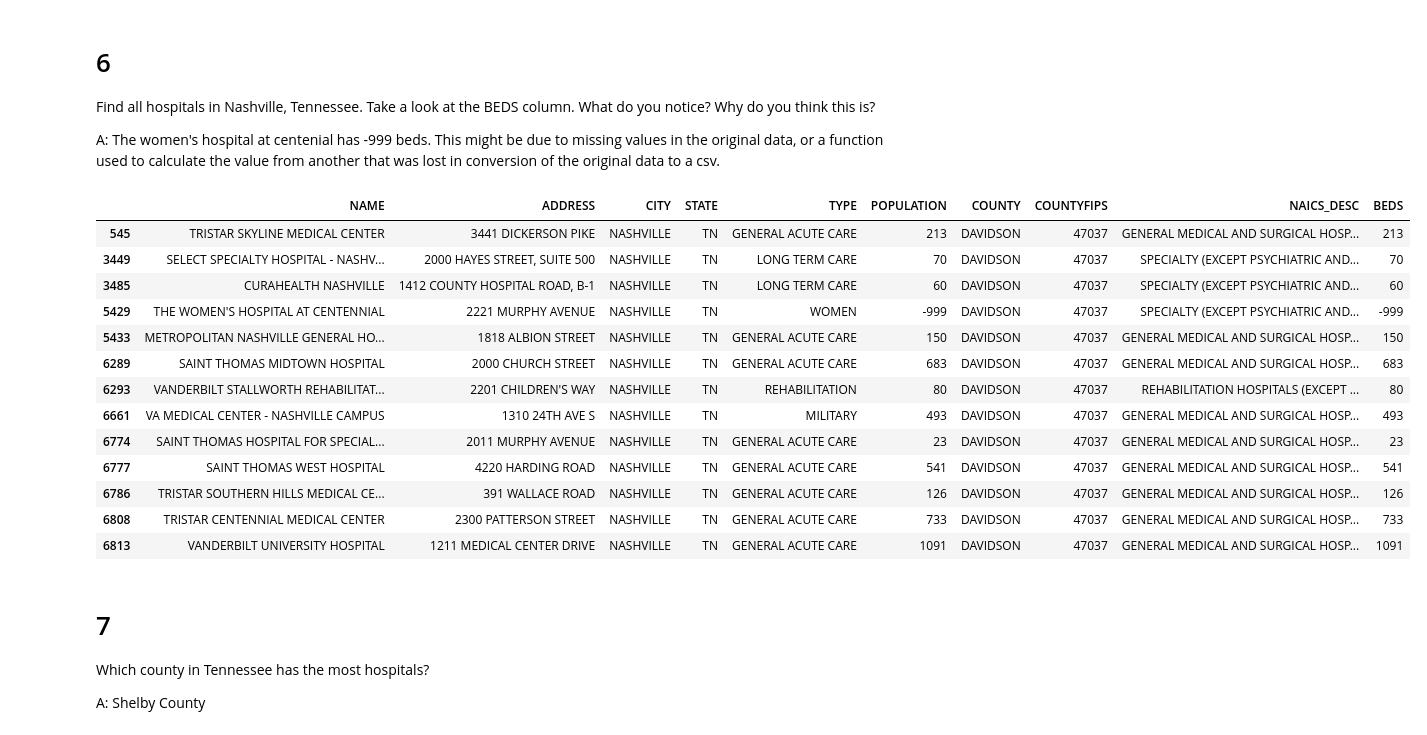
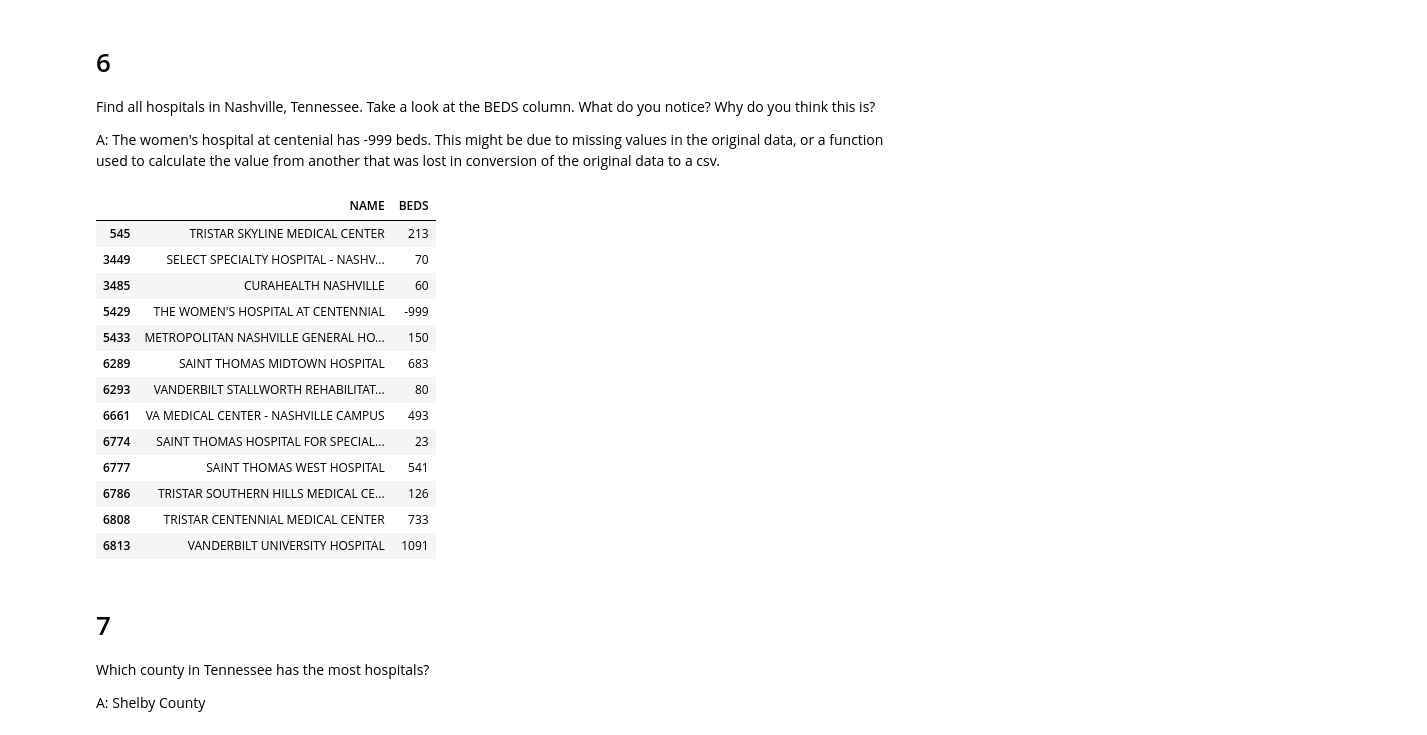
Before and after one commit to jkmerrit/data-science-essentials-5, a Jupyter notebook: notebooks/1_merritt_coding_tasks.ipynb, the cells around one changed output. Drawn from its saved outputs; the diff is of its cells as text; code cells hidden in the pictures.

```diff
--- a/notebooks/1_merritt_coding_tasks.ipynb
+++ b/notebooks/1_merritt_coding_tasks.ipynb
@@ -74,5 +85,7 @@ memory usage: 2.0+ MB
 # 4
 We don't need all of the columns. Slice the dataframe down so that it only contains the following columns: 'NAME', 'ADDRESS', 'CITY', 'STATE', 'TYPE',  'POPULATION', 'COUNTY', 'COUNTYFIPS', 'NAICS_DESC', 'BEDS'
 # %%
-hospitals2 = hospitals[['NAME', 'ADDRESS', 'CITY', 'STATE', 'TYPE',  'POPULATION', 'COUNTY', 'COUNTYFIPS', 'NAICS_DESC', 'BEDS']]
+hospitals = hospitals[['NAME', 'ADDRESS', 'CITY', 'STATE',
+                        'TYPE',  'POPULATION', 'COUNTY', 'COUNTYFIPS',
+                        'NAICS_DESC', 'BEDS']]
 # %%
@@ -121,24 +134,29 @@ Find all hospitals in Nashville, Tennessee. Take a look at the BEDS column. What
 
 A: The women's hospital at centenial has -999 beds. This might be due to missing values in the original data, or a function used to calculate the value from another that was lost in conversion of the original data to a csv.
 # %%
-hospitals2_nashvilleTN = hospitals2.loc[(hospitals2['CITY'] == 'NASHVILLE') & (hospitals2['STATE'] == 'TN')]
+#don't label new dataframes as previous with a numeric added onto it
+hospitals_nashvilleTN = hospitals.loc[(hospitals['CITY'] == 'NASHVILLE') & (hospitals['STATE'] == 'TN')]
 # %%
-hospitals2_nashvilleTN
+#check range of values in a column before further operations to ensure missing values aren't
+#encoded with a large numeric value
+hospitals_nashvilleTN
+#slice to make more readable view
+hospitals_nashvilleTN[['NAME', 'BEDS']]
 # %% [output]
-|  | NAME | ADDRESS | CITY | STATE | TYPE | POPULATION | COUNTY | COUNTYFIPS | NAICS_DESC | BEDS |
-| 545 | TRISTAR SKYLINE MEDICAL CENTER | 3441 DICKERSON PIKE | NASHVILLE | TN | GENERAL ACUTE CARE | 213 | DAVIDSON | 47037 | GENERAL MEDICAL AND SURGICAL HOSP... | 213 |
-| 3449 | SELECT SPECIALTY HOSPITAL - NASHV... | 2000 HAYES STREET, SUITE 500 | NASHVILLE | TN | LONG TERM CARE | 70 | DAVIDSON | 47037 | SPECIALTY (EXCEPT PSYCHIATRIC AND... | 70 |
-| 3485 | CURAHEALTH NASHVILLE | 1412 COUNTY HOSPITAL ROAD, B-1 | NASHVILLE | TN | LONG TERM CARE | 60 | DAVIDSON | 47037 | SPECIALTY (EXCEPT PSYCHIATRIC AND... | 60 |
-| 5429 | THE WOMEN'S HOSPITAL AT CENTENNIAL | 2221 MURPHY AVENUE | NASHVILLE | TN | WOMEN | -999 | DAVIDSON | 47037 | SPECIALTY (EXCEPT PSYCHIATRIC AND... | -999 |
-| 5433 | METROPOLITAN NASHVILLE GENERAL HO... | 1818 ALBION STREET | NASHVILLE | TN | GENERAL ACUTE CARE | 150 | DAVIDSON | 47037 | GENERAL MEDICAL AND SURGICAL HOSP... | 150 |
-| 6289 | SAINT THOMAS MIDTOWN HOSPITAL | 2000 CHURCH STREET | NASHVILLE | TN | GENERAL ACUTE CARE | 683 | DAVIDSON | 47037 | GENERAL MEDICAL AND SURGICAL HOSP... | 683 |
-| 6293 | VANDERBILT STALLWORTH REHABILITAT... | 2201 CHILDREN'S WAY | NASHVILLE | TN | REHABILITATION | 80 | DAVIDSON | 47037 | REHABILITATION HOSPITALS (EXCEPT ... | 80 |
-| 6661 | VA MEDICAL CENTER - NASHVILLE CAMPUS | 1310 24TH AVE S | NASHVILLE | TN | MILITARY | 493 | DAVIDSON | 47037 | GENERAL MEDICAL AND SURGICAL HOSP... | 493 |
-| 6774 | SAINT THOMAS HOSPITAL FOR SPECIAL... | 2011 MURPHY AVENUE | NASHVILLE | TN | GENERAL ACUTE CARE | 23 | DAVIDSON | 47037 | GENERAL MEDICAL AND SURGICAL HOSP... | 23 |
-| 6777 | SAINT THOMAS WEST HOSPITAL | 4220 HARDING ROAD | NASHVILLE | TN | GENERAL ACUTE CARE | 541 | DAVIDSON | 47037 | GENERAL MEDICAL AND SURGICAL HOSP... | 541 |
-| 6786 | TRISTAR SOUTHERN HILLS MEDICAL CE... | 391 WALLACE ROAD | NASHVILLE | TN | GENERAL ACUTE CARE | 126 | DAVIDSON | 47037 | GENERAL MEDICAL AND SURGICAL HOSP... | 126 |
-| 6808 | TRISTAR CENTENNIAL MEDICAL CENTER | 2300 PATTERSON STREET | NASHVILLE | TN | GENERAL ACUTE CARE | 733 | DAVIDSON | 47037 | GENERAL MEDICAL AND SURGICAL HOSP... | 733 |
-| 6813 | VANDERBILT UNIVERSITY HOSPITAL | 1211 MEDICAL CENTER DRIVE | NASHVILLE | TN | GENERAL ACUTE CARE | 1091 | DAVIDSON | 47037 | GENERAL MEDICAL AND SURGICAL HOSP... | 1091 |
+|  | NAME | BEDS |
+| 545 | TRISTAR SKYLINE MEDICAL CENTER | 213 |
+| 3449 | SELECT SPECIALTY HOSPITAL - NASHV... | 70 |
+| 3485 | CURAHEALTH NASHVILLE | 60 |
+| 5429 | THE WOMEN'S HOSPITAL AT CENTENNIAL | -999 |
+| 5433 | METROPOLITAN NASHVILLE GENERAL HO... | 150 |
+| 6289 | SAINT THOMAS MIDTOWN HOSPITAL | 683 |
+| 6293 | VANDERBILT STALLWORTH REHABILITAT... | 80 |
+| 6661 | VA MEDICAL CENTER - NASHVILLE CAMPUS | 493 |
+| 6774 | SAINT THOMAS HOSPITAL FOR SPECIAL... | 23 |
+| 6777 | SAINT THOMAS WEST HOSPITAL | 541 |
+| 6786 | TRISTAR SOUTHERN HILLS MEDICAL CE... | 126 |
+| 6808 | TRISTAR CENTENNIAL MEDICAL CENTER | 733 |
+| 6813 | VANDERBILT UNIVERSITY HOSPITAL | 1091 |
 # %% [markdown]
 # 7
 Which county in Tennessee has the most hospitals?
```
Also changed, not shown: parts of 6 cells of this notebook, 1 other file.
